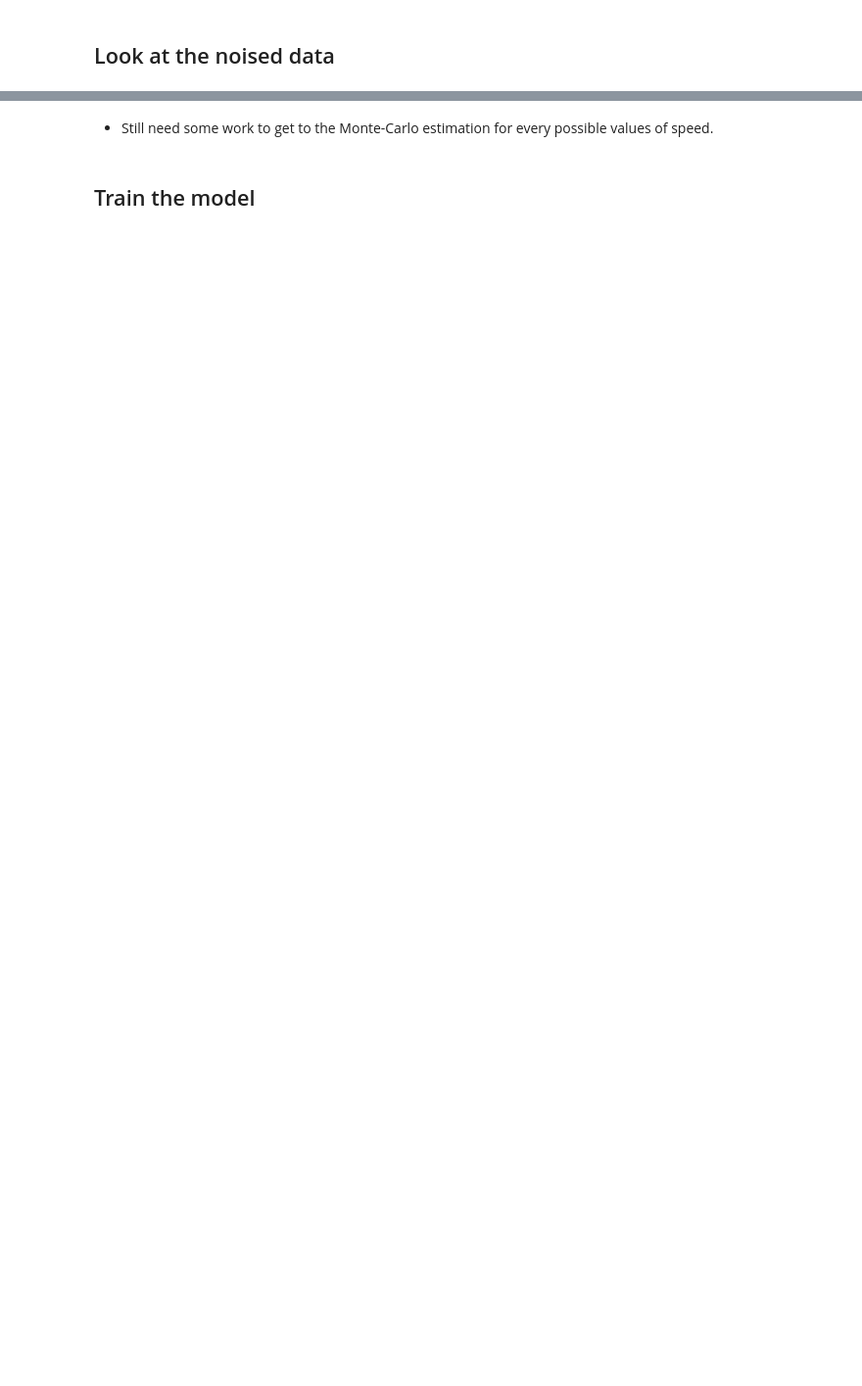
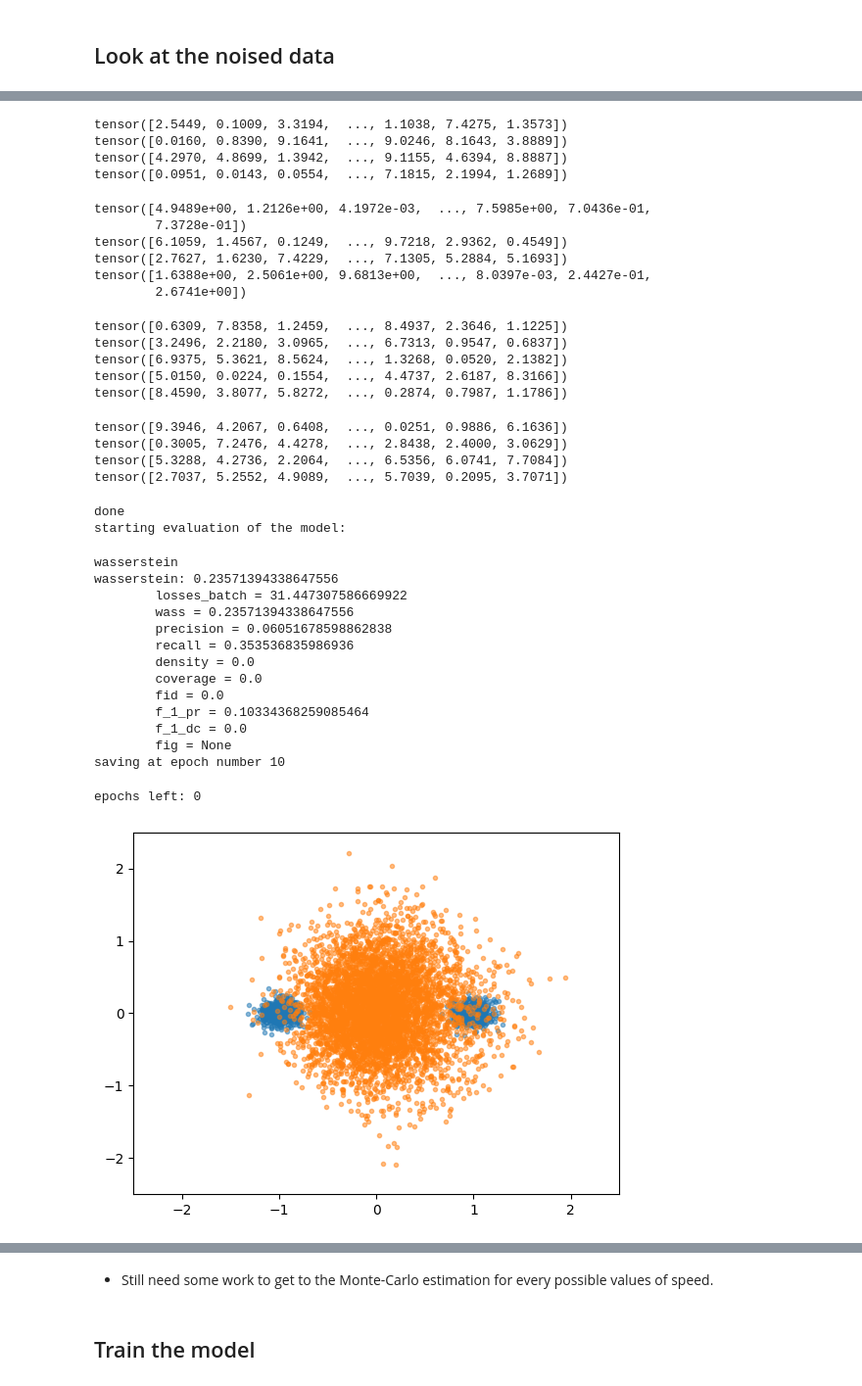
Before and after one commit to darioShar/PDMP, a Jupyter notebook: experiments_and_tracking.ipynb, the cells around one changed output, grey strips where cells are left out. Shown: that part at 98% size. Cells and saved outputs as stored; diff of their text form; code cells hidden in the pictures; blank space fills up the shorter version.

```diff
--- a/experiments_and_tracking.ipynb
+++ b/experiments_and_tracking.ipynb
@@ -374,2 +472,26 @@ manager = Manager.Manager(model,
 # %% [markdown]
 ## Look at the noised data
+# %%
+import PDMP.manage.Experiments as Exp
+import PDMP.manage.Logger as Logger
+import os
+import yaml
+
+from util_pdmp import *
+
+# open and get parameters from file
+with open(os.path.join(CONFIG_PATH, '2d_data' + '.yml'), "r") as f:
+    p = yaml.safe_load(f)
+
+
+# create experiment object. Specify directory to save and load checkpoints,
+# experiment parameters, and potential logger object
+exp = Exp.Experiment(os.path.join('models', 'tmp'),
+                        p,
+                        logger = None) # Logger.NeptuneLogger()
+
+exp.p['pdmp']['time_horizon'] = 5
+exp.prepare()
+
+# print parameters
+#exp.print_parameters()
@@ -375,0 +502,14 @@ manager = Manager.Manager(model,
+# %%
+# run the experiment
+exp.run(
+    progress=p['run']['progress'],
+    verbose = True,
+    no_ema_eval=True, # to speed up testing
+    )
+
+# in any case, save last models.
+#print(exp.save())
+
+# close everything
+exp.terminate()
+# %% [output]
@@ -376,3 +542,39 @@ manager = Manager.Manager(model,
+tensor([2.5449, 0.1009, 3.3194,  ..., 1.1038, 7.4275, 1.3573])
+tensor([0.0160, 0.8390, 9.1641,  ..., 9.0246, 8.1643, 3.8889])
+tensor([4.2970, 4.8699, 1.3942,  ..., 9.1155, 4.6394, 8.8887])
+tensor([0.0951, 0.0143, 0.0554,  ..., 7.1815, 2.1994, 1.2689])
+tensor([4.9489e+00, 1.2126e+00, 4.1972e-03,  ..., 7.5985e+00, 7.0436e-01,
+        7.3728e-01])
+tensor([6.1059, 1.4567, 0.1249,  ..., 9.7218, 2.9362, 0.4549])
+tensor([2.7627, 1.6230, 7.4229,  ..., 7.1305, 5.2884, 5.1693])
+tensor([1.6388e+00, 2.5061e+00, 9.6813e+00,  ..., 8.0397e-03, 2.4427e-01,
+        2.6741e+00])
+tensor([0.6309, 7.8358, 1.2459,  ..., 8.4937, 2.3646, 1.1225])
+tensor([3.2496, 2.2180, 3.0965,  ..., 6.7313, 0.9547, 0.6837])
+tensor([6.9375, 5.3621, 8.5624,  ..., 1.3268, 0.0520, 2.1382])
+tensor([5.0150, 0.0224, 0.1554,  ..., 4.4737, 2.6187, 8.3166])
+tensor([8.4590, 3.8077, 5.8272,  ..., 0.2874, 0.7987, 1.1786])
+tensor([9.3946, 4.2067, 0.6408,  ..., 0.0251, 0.9886, 6.1636])
+tensor([0.3005, 7.2476, 4.4278,  ..., 2.8438, 2.4000, 3.0629])
+tensor([5.3288, 4.2736, 2.2064,  ..., 6.5356, 6.0741, 7.7084])
+tensor([2.7037, 5.2552, 4.9089,  ..., 5.7039, 0.2095, 3.7071])
+done
+starting evaluation of the model:
+wasserstein
+wasserstein: 0.23571394338647556
+        losses_batch = 31.447307586669922
+        wass = 0.23571394338647556
+        precision = 0.06051678598862838
+        recall = 0.353536835986936
+        density = 0.0
+        coverage = 0.0
+        fid = 0.0
+        f_1_pr = 0.10334368259085464
+        f_1_dc = 0.0
+        fig = None
+saving at epoch number 10
+epochs left: 0
+[figure, added]
 # %%
 # can use this to load a model, optimizer, learning schedule, and eval metrics
 
```
Also changed, not shown: parts of 13 cells of this notebook, 38 other files.
